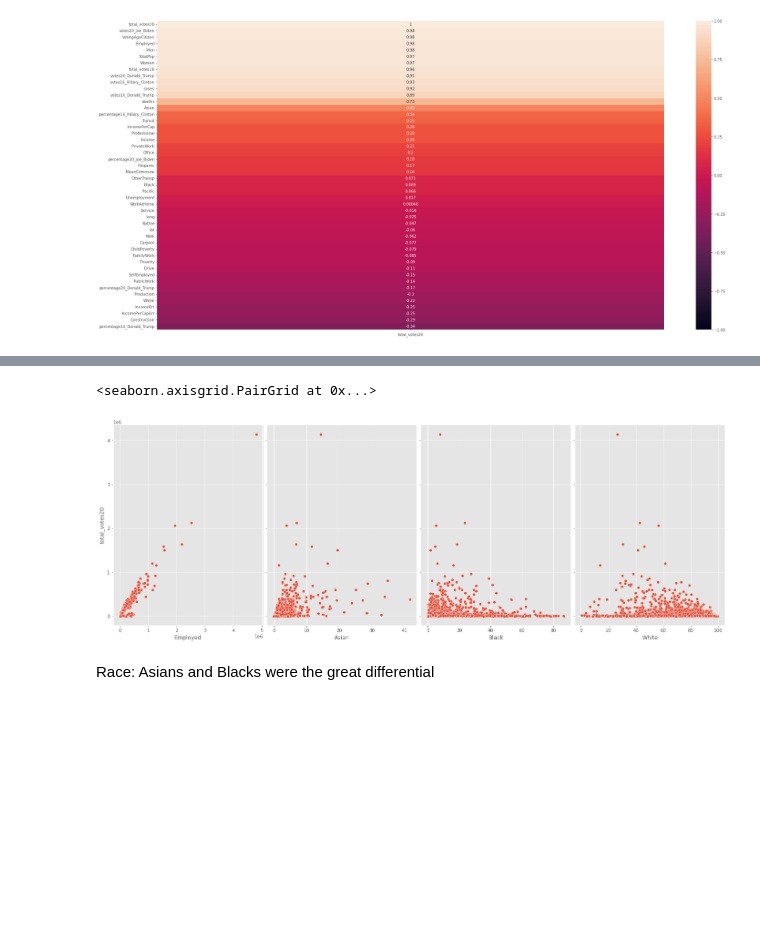
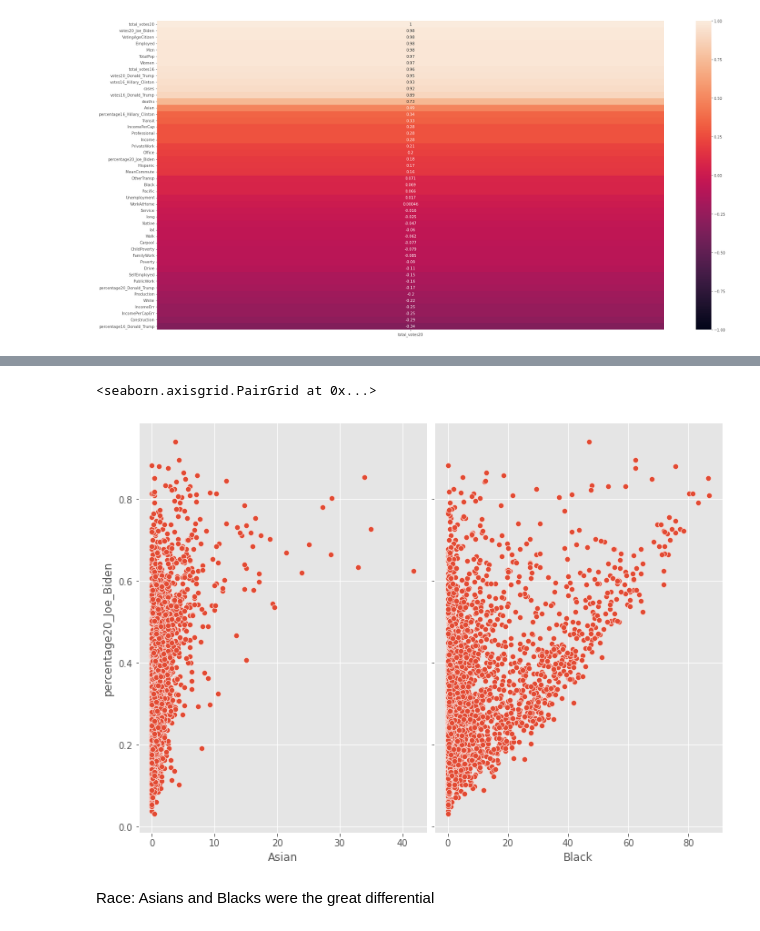
Before and after one commit to kandalkarankita/Arima_HDSC_winter_2022, a Jupyter notebook: Arima_Project.ipynb, the cells around one changed output, grey strips where cells are left out. Cells and saved outputs as stored; diff of their text form; code cells hidden in the pictures; blank space fills up the shorter version.

```diff
--- a/Arima_Project.ipynb
+++ b/Arima_Project.ipynb
@@ -456,3 +412,0 @@ Employed persons was the biggest factor that affected the 2020 elections
-# %%
-df['diffInWinTrumpClinton'] = df['percentage16_Donald_Trump']- df['percentage16_Hillary_Clinton']
-df['diffInLossTrumpBiden'] = df['percentage20_Joe_Biden'] - df['percentage20_Donald_Trump']
@@ -471,8 +434,8 @@ sns.heatmap(df.corr()[['diffInLossTrumpBiden']].sort_values('diffInLossTrumpBide
 # %%
 #Checking relationship between features and response
-sns.pairplot(df,x_vars=['Employed','Asian','Black','White'],y_vars='total_votes20',height=7,aspect=0.7)
+sns.pairplot(df,x_vars=['Asian','Black'],y_vars='percentage20_Joe_Biden',height=7,aspect=0.7)
 # %% [output]
 <seaborn.axisgrid.PairGrid at 0x...>
-[figure, old version]
+[figure, new version]
 # %% [markdown]
 Race: Asians and Blacks were the great differential
```
Also changed, not shown: parts of 12 cells of this notebook.
